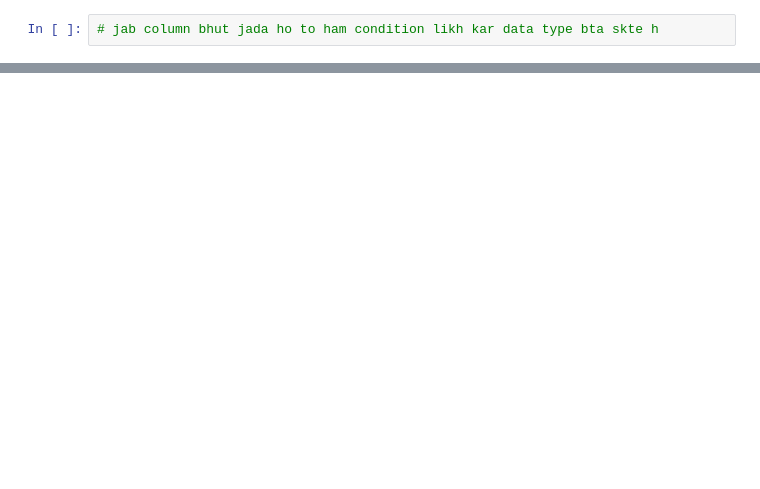
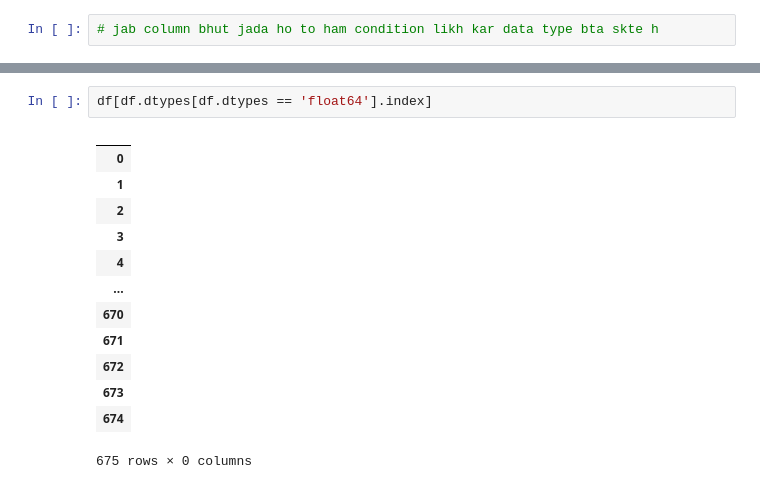
Before and after one commit to anu78600/Learning, a Jupyter notebook: 8.Pandas/Pandas-adv.ipynb, the cells around one changed output, grey strips where cells are left out. Drawn from its saved outputs; the diff is of its cells as text; blank space fills up the shorter version.

```diff
--- a/8.Pandas/Pandas-adv.ipynb
+++ b/8.Pandas/Pandas-adv.ipynb
@@ -66,0 +117,16 @@ df[['GS',"ORB"]]
+# %%
+df[df.dtypes[df.dtypes == 'float64'].index]
+# %% [output]
+|  |
+| 0 |
+| 1 |
+| 2 |
+| 3 |
+| 4 |
+| ... |
+| 670 |
+| 671 |
+| 672 |
+| 673 |
+| 674 |
+675 rows × 0 columns
```
Also changed, not shown: parts of 11 cells of this notebook.
